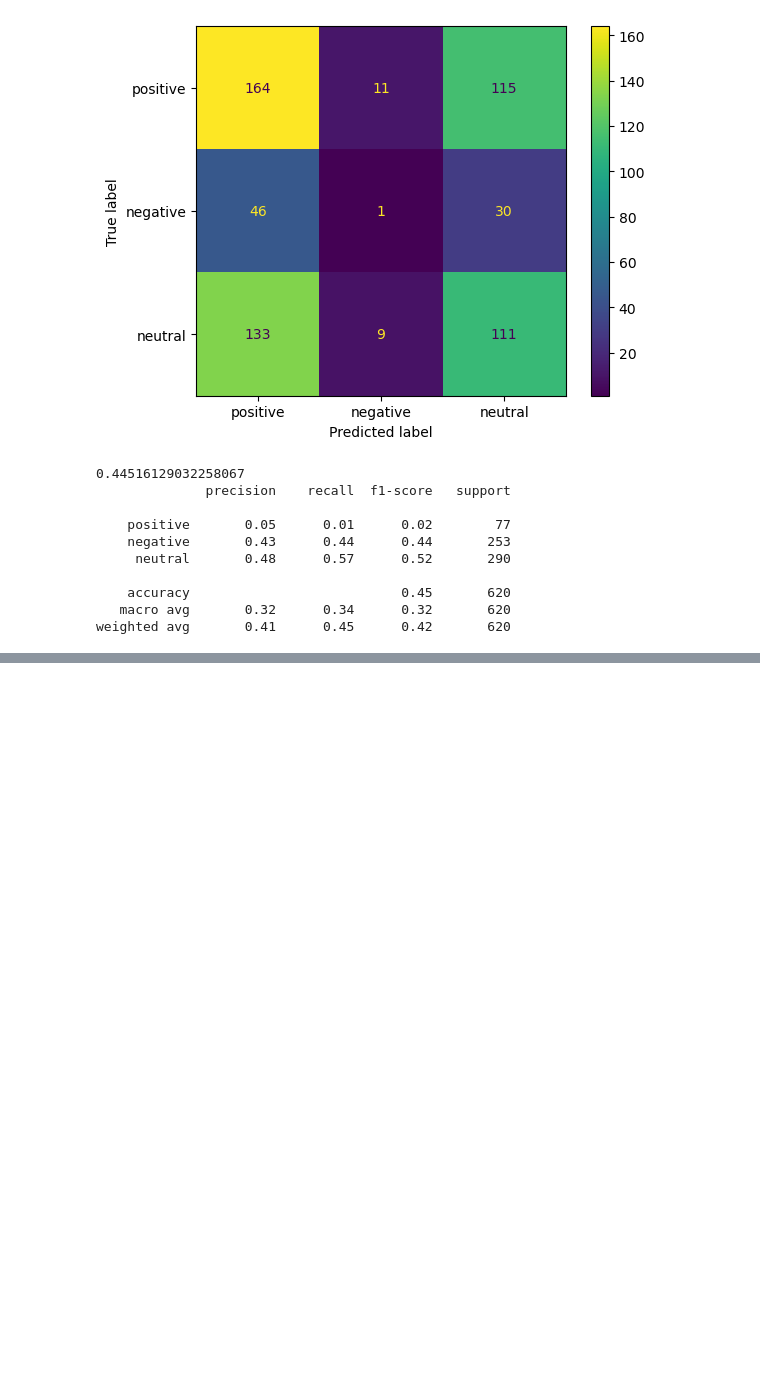
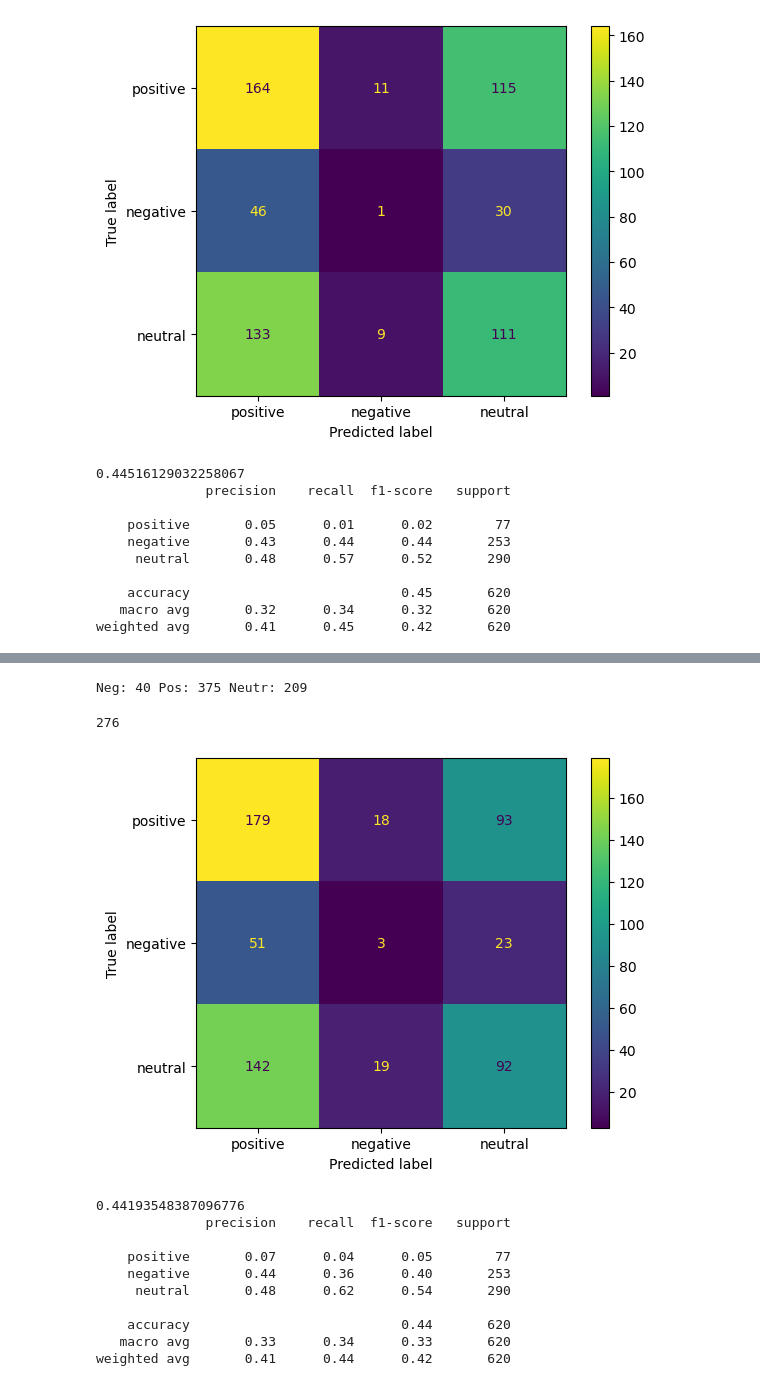
Before and after one commit to FabianDus1002/Data-Mining-Team9, a Jupyter notebook: models/stanza.ipynb, the cells around one changed output, grey strips where cells are left out. Drawn from its saved outputs; the diff is of its cells as text; code cells hidden in the pictures; blank space fills up the shorter version.

```diff
--- a/models/stanza.ipynb
+++ b/models/stanza.ipynb
@@ -504,0 +578,25 @@ weighted avg       0.40      0.42      0.41       620
+# %%
+getSentimentBoostDamp(neutr_interv, neg_interv, data_copy6)
+name="data_I6"
+saveSentiData(name, data_copy6)
+# %% [output]
+Neg: 40 Pos: 375 Neutr: 209
+# %%
+data_senti_boost=readSentiData(name)
+print(calculateMatch(data_senti))
+# %% [output]
+276
+# %%
+evaluation(data_senti_boost)
+# %% [output]
+[figure, added]
+0.44193548387096776
+              precision    recall  f1-score   support
+
+    positive       0.07      0.04      0.05        77
+    negative       0.44      0.36      0.40       253
+     neutral       0.48      0.62      0.54       290
+
+    accuracy                           0.44       620
+   macro avg       0.33      0.34      0.33       620
+weighted avg       0.41      0.44      0.42       620
```
Also changed, not shown: parts of 15 cells of this notebook.
